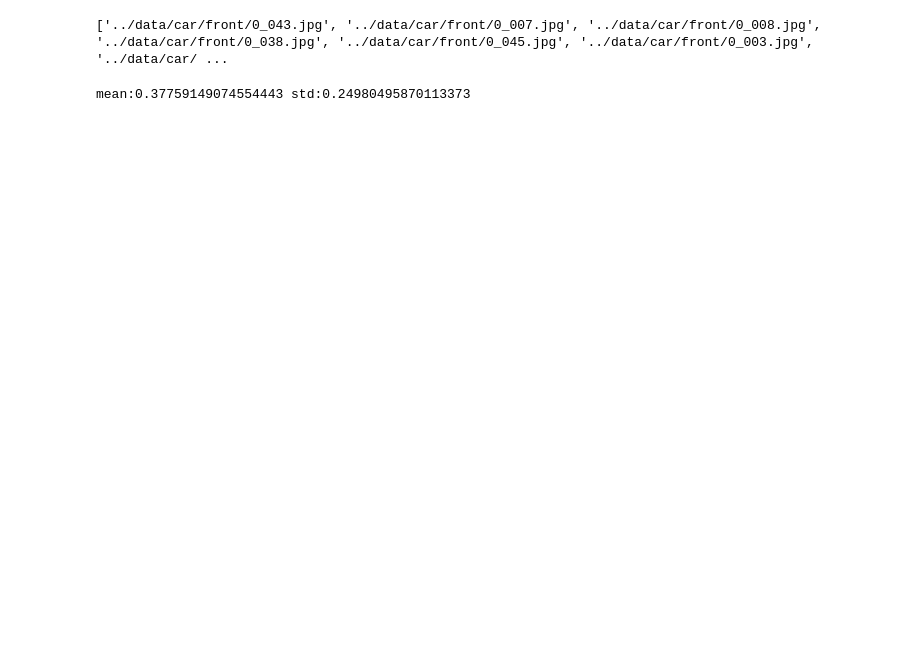
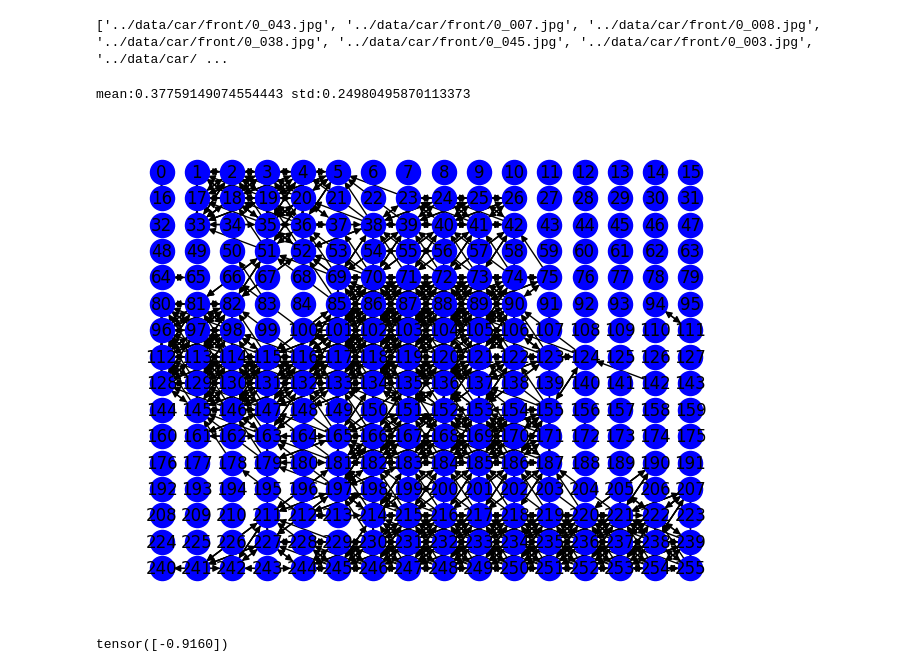
Before and after one commit to MKTKSMT-MI/GNN-DGLPro, a Jupyter notebook: ICPKGI/patch image marge.ipynb, the cells around one changed output. Saved outputs shown, nothing was run; the diff lists cells and outputs as text; code cells hidden in the pictures; blank space fills up the shorter version.

```diff
--- a/ICPKGI/patch image marge.ipynb
+++ b/ICPKGI/patch image marge.ipynb
@@ -210,3 +216,52 @@ for name in names:
 print(f'mean:{m/len(names)} std:{std/len(names)}')
 # %% [output]
 mean:0.37759149074554443 std:0.24980495870113373
+# %%
+#15近傍ノードの類似度によるグラフ作成
+target_size=(256,256)
+transform=transforms.Compose([
+    transforms.ToTensor(),
+    transforms.Normalize(0.377,0.249),
+    transforms.Resize(target_size),
+    transforms.Grayscale()
+])
+
+#類似度閾値
+thresh=0.8
+cos=nn.CosineSimilarity(1)
+image=transform(Image.open('../data/car/front/0_001.jpg'))
+#パッチ数
+num_patch=16
+#画像をパッチに分割
+n_feat=image_patch(image,num_patch)
+
+#グラフ作成
+g=dgl.DGLGraph()
+g.add_nodes(num_patch**2)
+square_list = np.arange(num_patch**2).reshape((num_patch, num_patch))
+#ノード番号に対応したインデックスを取得
+inds=np.ndindex(square_list.shape)
+inds=[idx for idx in inds]
+
+for n in range(num_patch**2):
+    x,y=inds[n]
+    neighbor_nodes=get_15nearest_neighbors(square_list,x,y)
+
+    p0=torch.flatten(n_feat[n].unsqueeze(0),1)
+    p1=torch.flatten(n_feat[neighbor_nodes],1)
+    boolval=torch.abs(cos(p0,p1)) > thresh
+    add_edges=[]
+    for i,tf in enumerate(boolval):
+        if tf:
+            g.add_edges(n,neighbor_nodes[i])
+
+nx.draw(g.to_networkx(),pos,with_labels=True,node_color='blue')
+plt.show()
+# %% [output]
+[figure, added]
+# %%
+a=2
+b=19
+print(cos(torch.flatten(n_feat[a].unsqueeze(0),1),torch.flatten(n_feat[b].unsqueeze(0),1)))
+# %% [output]
+tensor([-0.9160])
```
Also changed, not shown: parts of 6 cells of this notebook.
